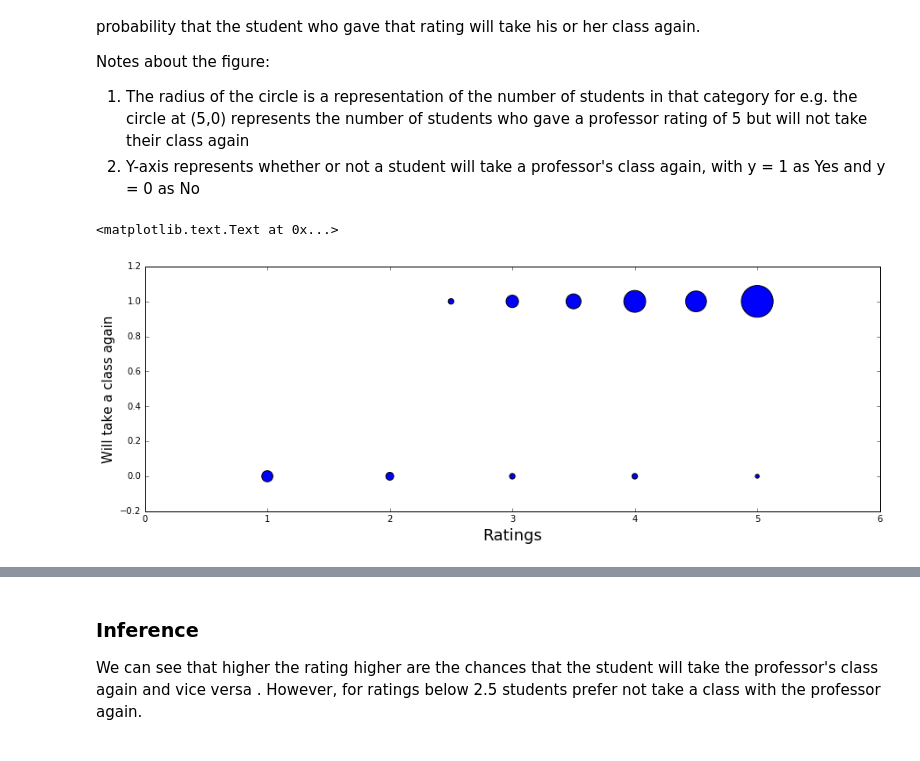
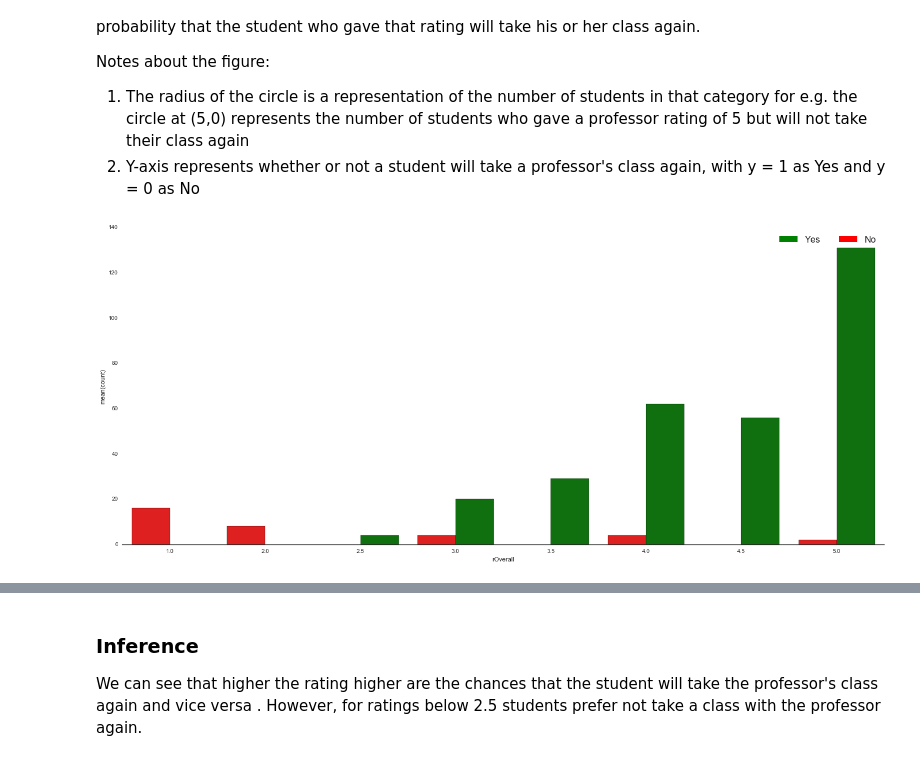
Before and after one commit to monkeydunkey/Scrape_Rate_My_professor, a Jupyter notebook: Ratings Analysis.ipynb, the cells around one changed output, grey strips where cells are left out. Cells and saved outputs as stored; diff of their text form; code cells hidden in the pictures.

Commit message:
updated exp 1 visualization

```diff
--- a/Ratings Analysis.ipynb
+++ b/Ratings Analysis.ipynb
@@ -56,19 +45,23 @@ Notes about the figure:
 # %%
 # Adding a new column 'rWouldTakeAgainB' which would contain 1 or 0 based on whether the student said yes or no
 ratings['rWouldTakeAgainB'] = ratings['rWouldTakeAgain'].map({'Yes':1, 'No':0})
 tempDf = ratings[['rWouldTakeAgainB', 'rOverall']].copy().dropna()
 # Count the number of students in each category
 tempDf = tempDf.groupby( [ 'rOverall', 'rWouldTakeAgainB'] ).size().to_frame(name = 'count').reset_index()
 
-# Setting the size of the figure
-fig_size = plt.rcParams["figure.figsize"]
-fig_size[0] = 15
-fig_size[1] = 5
-plt.rcParams["figure.figsize"] = fig_size
+#Set general plot properties
+sns.set_style("white")
+sns.set_context({"figure.figsize": (24, 10)})
 
-plt.scatter(tempDf['rOverall'], tempDf['rWouldTakeAgainB'], s=tempDf['count']*20)
-plt.xlabel('Ratings', fontsize=18)
-plt.ylabel('Will take a class again', fontsize=15)
+#Plot 1 - background - "total" (top) series
+sns.barplot(y = 'count', x = 'rOverall', data = tempDf, hue = 'rWouldTakeAgainB', palette = sns.color_palette(["red","green"]))
+
+topbar = plt.Rectangle((0,0),1,1,fc="red", edgecolor = 'none')
+bottombar = plt.Rectangle((0,0),1,1,fc='green',  edgecolor = 'none')
+l = plt.legend([bottombar, topbar], ['Yes', 'No'], loc=1, ncol = 2, prop={'size':16})
+l.draw_frame(False)
+
+#Optional code - Make plot look nicer
+sns.despine(left=True)
 # %% [output]
-<matplotlib.text.Text at 0x...>
-[figure, old version]
+[figure, new version]
```
Also changed, not shown: parts of 5 cells of this notebook.
